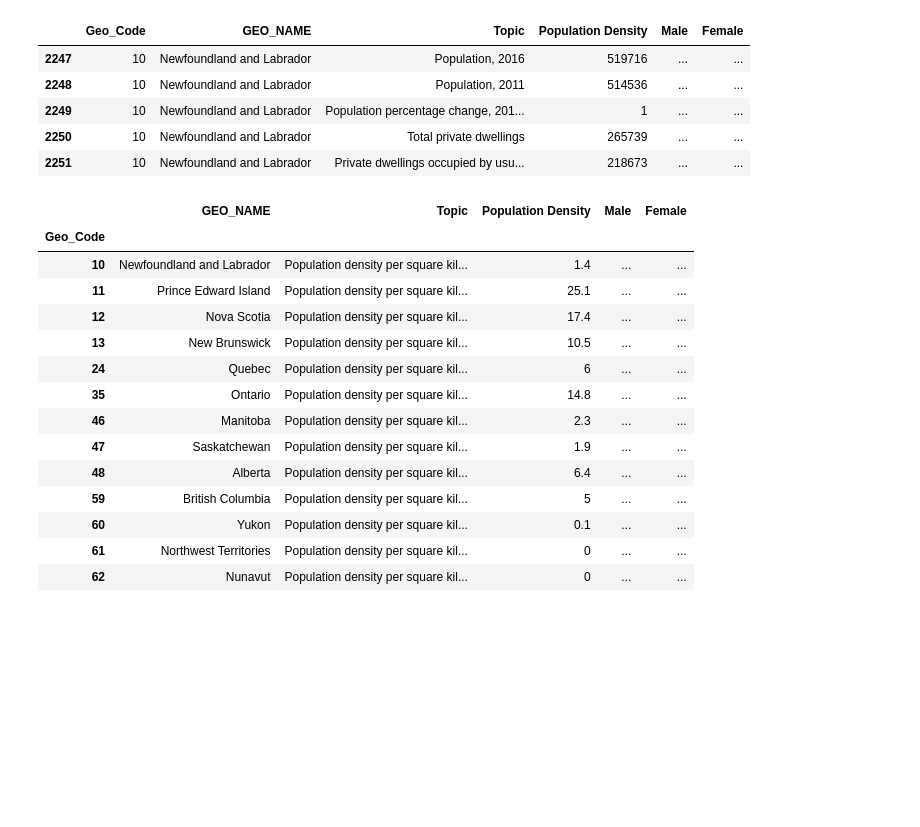
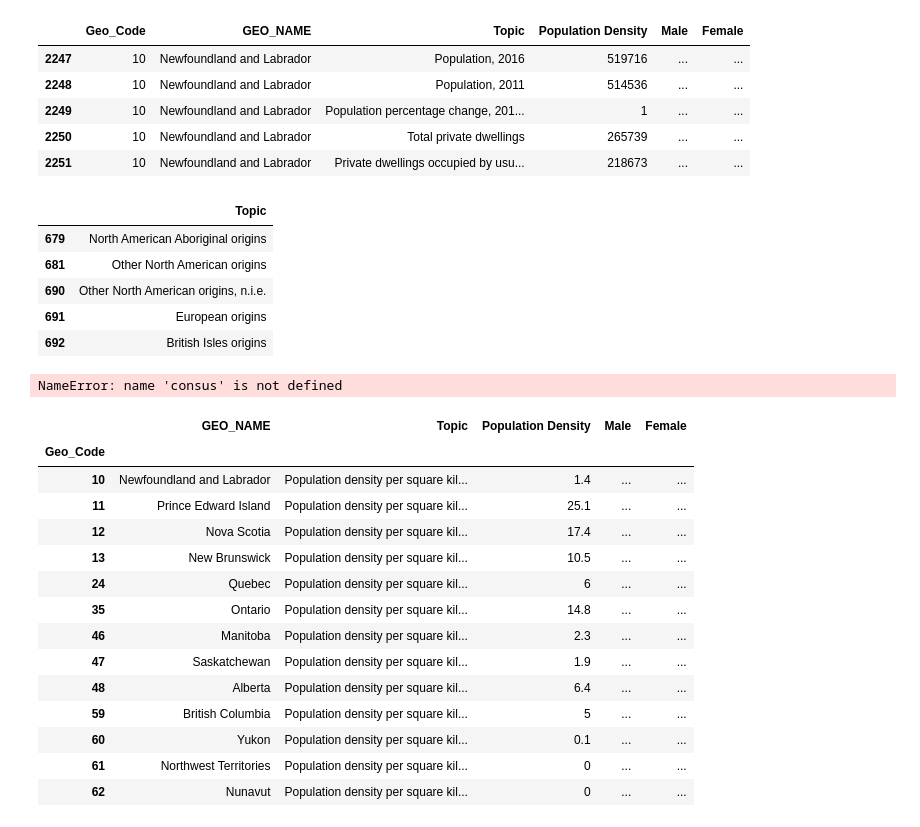
Before and after one commit to harry-wang-faire/CS451-Final-Project, a Jupyter notebook: CS451_data_analysis.ipynb, the cells around one changed output. Drawn from its saved outputs; the diff is of its cells as text; code cells hidden in the pictures; blank space fills up the shorter version.

```diff
--- a/CS451_data_analysis.ipynb
+++ b/CS451_data_analysis.ipynb
@@ -87,6 +87,25 @@ Index(['Geo_Code', 'GEO_NAME', 'Topic', 'Population Density', 'Male',
 | 2249 | 10 | Newfoundland and Labrador | Population percentage change, 201... | 1 | ... | ... |
 | 2250 | 10 | Newfoundland and Labrador | Total private dwellings | 265739 | ... | ... |
 | 2251 | 10 | Newfoundland and Labrador | Private dwellings occupied by usu... | 218673 | ... | ... |
+# %%
+pd.set_option('display.max_rows',None)
+temp = pd.DataFrame()
+temp['Topic'] = consus['Topic'].unique()
+temp2 = temp[temp['Topic'].str.contains('origins')]
+temp2.head()
+# %% [output]
+|  | Topic |
+| 679 | North American Aboriginal origins |
+| 681 | Other North American origins |
+| 690 | Other North American origins, n.i.e. |
+| 691 | European origins |
+| 692 | British Isles origins |
+# %%
+temp3 = consus[consus['Topic'].str.contains('European origins')].set_index('Geo_Code')
+european_confirmed_cases = test.set_index('Population Density').groupby(['Population Density', 'GEO_NAME']).agg(min_date = ('date', 'min'), max_date = ('date', 'max'), total=('numtotal', 'max')).reset_index()
+temp3.head()
+# %% [output]
+NameError: name 'consus' is not defined
 # %%
 # Extract population density
 population_density = consus[consus['Topic'].str.match('Population density per square kilometre')].set_index('Geo_Code')
```
Also changed, not shown: parts of 19 cells of this notebook, 39 other files.
